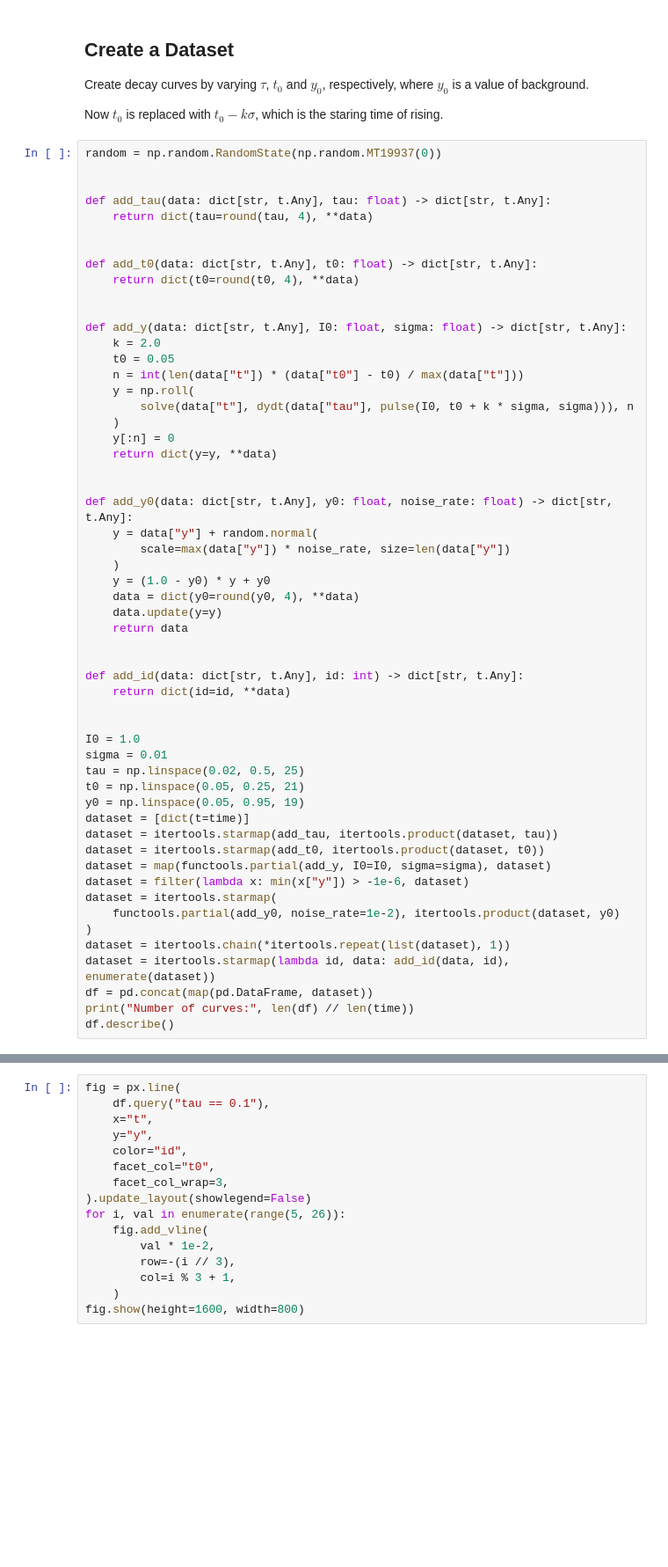
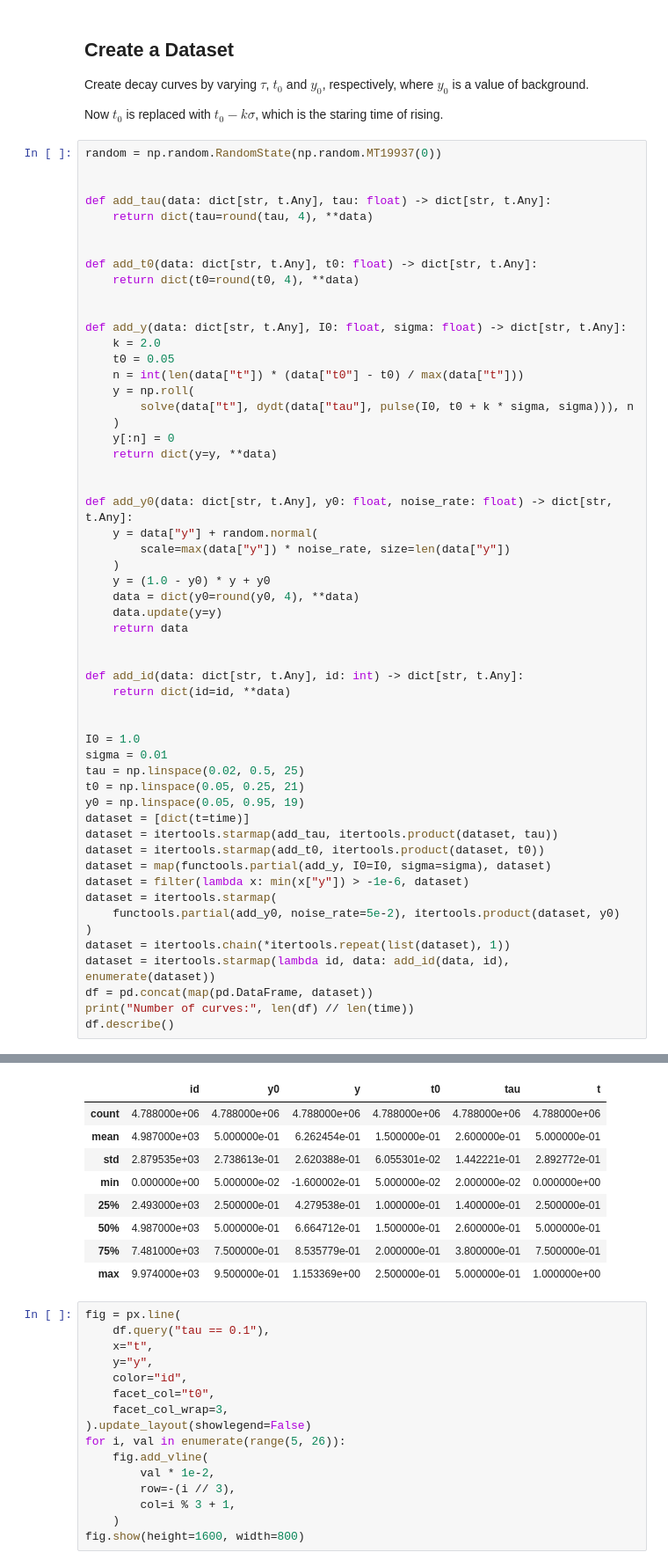
Before and after one commit to wasedatakeuchilab/DL-SCDC, a Jupyter notebook: notebooks/dataset.ipynb, the cells around one changed output, grey strips where cells are left out. Shown at 88% size. Cells and saved outputs as stored; diff of their text form; blank space fills up the shorter version.

```diff
--- a/notebooks/dataset.ipynb
+++ b/notebooks/dataset.ipynb
@@ -126,10 +126,11 @@ dataset = itertools.starmap(add_t0, itertools.product(dataset, t0))
 dataset = map(functools.partial(add_y, I0=I0, sigma=sigma), dataset)
 dataset = filter(lambda x: min(x["y"]) > -1e-6, dataset)
 dataset = itertools.starmap(
-    functools.partial(add_y0, noise_rate=1e-2), itertools.product(dataset, y0)
+    functools.partial(add_y0, noise_rate=5e-2), itertools.product(dataset, y0)
 )
 dataset = itertools.chain(*itertools.repeat(list(dataset), 1))
 dataset = itertools.starmap(lambda id, data: add_id(data, id), enumerate(dataset))
 df = pd.concat(map(pd.DataFrame, dataset))
 print("Number of curves:", len(df) // len(time))
 df.describe()
+# %% [output]
@@ -136,3 +138,12 @@ df.describe()
+|  | id | y0 | y | t0 | tau | t |
+| count | 4.788000e+06 | 4.788000e+06 | 4.788000e+06 | 4.788000e+06 | 4.788000e+06 | 4.788000e+06 |
+| mean | 4.987000e+03 | 5.000000e-01 | 6.262454e-01 | 1.500000e-01 | 2.600000e-01 | 5.000000e-01 |
+| std | 2.879535e+03 | 2.738613e-01 | 2.620388e-01 | 6.055301e-02 | 1.442221e-01 | 2.892772e-01 |
+| min | 0.000000e+00 | 5.000000e-02 | -1.600002e-01 | 5.000000e-02 | 2.000000e-02 | 0.000000e+00 |
+| 25% | 2.493000e+03 | 2.500000e-01 | 4.279538e-01 | 1.000000e-01 | 1.400000e-01 | 2.500000e-01 |
+| 50% | 4.987000e+03 | 5.000000e-01 | 6.664712e-01 | 1.500000e-01 | 2.600000e-01 | 5.000000e-01 |
+| 75% | 7.481000e+03 | 7.500000e-01 | 8.535779e-01 | 2.000000e-01 | 3.800000e-01 | 7.500000e-01 |
+| max | 9.974000e+03 | 9.500000e-01 | 1.153369e+00 | 2.500000e-01 | 5.000000e-01 | 1.000000e+00 |
 # %%
 fig = px.line(
     df.query("tau == 0.1"),
```
Also changed, not shown: parts of 2 cells of this notebook.
